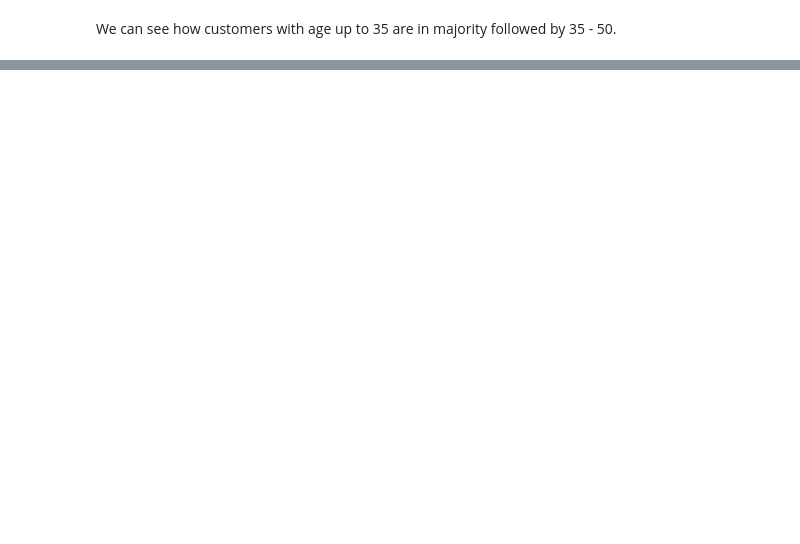
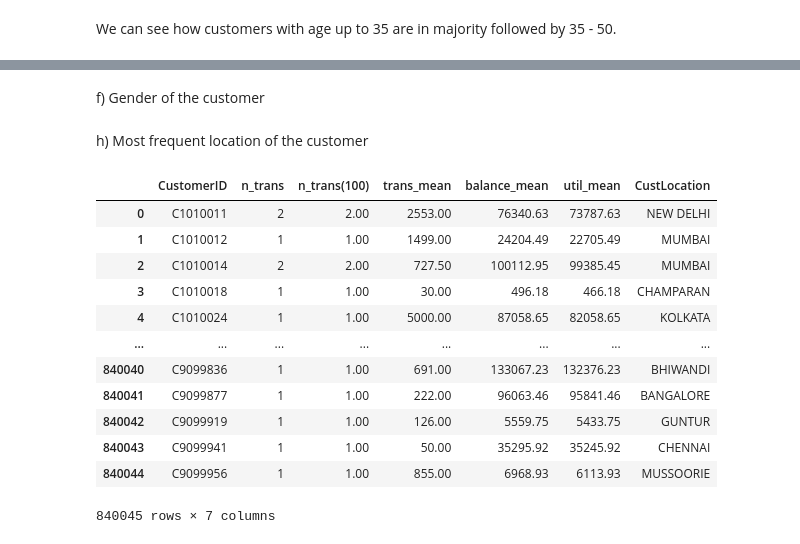
Before and after one commit to LucaFabri99/ADM-HW4, a Jupyter notebook: main.ipynb, the cells around one changed output, grey strips where cells are left out. Saved outputs shown, nothing was run; the diff lists cells and outputs as text; code cells hidden in the pictures; blank space fills up the shorter version.

```diff
--- a/main.ipynb
+++ b/main.ipynb
@@ -295,0 +337,4 @@ We can see how customers with age up to 35 are in majority followed by 35 - 50.
+# %%
+#we create a dataset that contain for each customer id the Average account balance and the we merge it with data_features
+data3=data.groupby('CustomerID').mean()['CustAccountBalance'].reset_index().rename(columns={'CustAccountBalance':'balance_mean'})
+data_features=pd.merge(left=data_features, right=data3, how='outer', on='CustomerID')
@@ -295,0 +343,28 @@ We can see how customers with age up to 35 are in majority followed by 35 - 50.
+# %%
+data['Utilisation']=data['CustAccountBalance'] - data['TransactionAmount']
+data3=data.groupby('CustomerID').mean()['Utilisation'].reset_index().rename(columns={'Utilisation':'util_mean'})
+data_features=pd.merge(left=data_features, right=data3, how='outer', on='CustomerID')
+# %% [markdown]
+f) Gender of the customer
+# %% [markdown]
+h) Most frequent location of the customer
+# %%
+data3=data.groupby('CustomerID')['CustLocation'].agg(lambda x: pd.Series.mode(x)[0])
+# %%
+data_features=pd.merge(left=data_features, right=data3, how='outer', on='CustomerID')
+# %%
+data_features
+# %% [output]
+|  | CustomerID | n_trans | n_trans(100) | trans_mean | balance_mean | util_mean | CustLocation |
+| 0 | C1010011 | 2 | 2.00 | 2553.00 | 76340.63 | 73787.63 | NEW DELHI |
+| 1 | C1010012 | 1 | 1.00 | 1499.00 | 24204.49 | 22705.49 | MUMBAI |
+| 2 | C1010014 | 2 | 2.00 | 727.50 | 100112.95 | 99385.45 | MUMBAI |
+| 3 | C1010018 | 1 | 1.00 | 30.00 | 496.18 | 466.18 | CHAMPARAN |
+| 4 | C1010024 | 1 | 1.00 | 5000.00 | 87058.65 | 82058.65 | KOLKATA |
+| ... | ... | ... | ... | ... | ... | ... | ... |
+| 840040 | C9099836 | 1 | 1.00 | 691.00 | 133067.23 | 132376.23 | BHIWANDI |
+| 840041 | C9099877 | 1 | 1.00 | 222.00 | 96063.46 | 95841.46 | BANGALORE |
+| 840042 | C9099919 | 1 | 1.00 | 126.00 | 5559.75 | 5433.75 | GUNTUR |
+| 840043 | C9099941 | 1 | 1.00 | 50.00 | 35295.92 | 35245.92 | CHENNAI |
+| 840044 | C9099956 | 1 | 1.00 | 855.00 | 6968.93 | 6113.93 | MUSSOORIE |
+840045 rows × 7 columns
```
Also changed, not shown: parts of 22 cells of this notebook.
